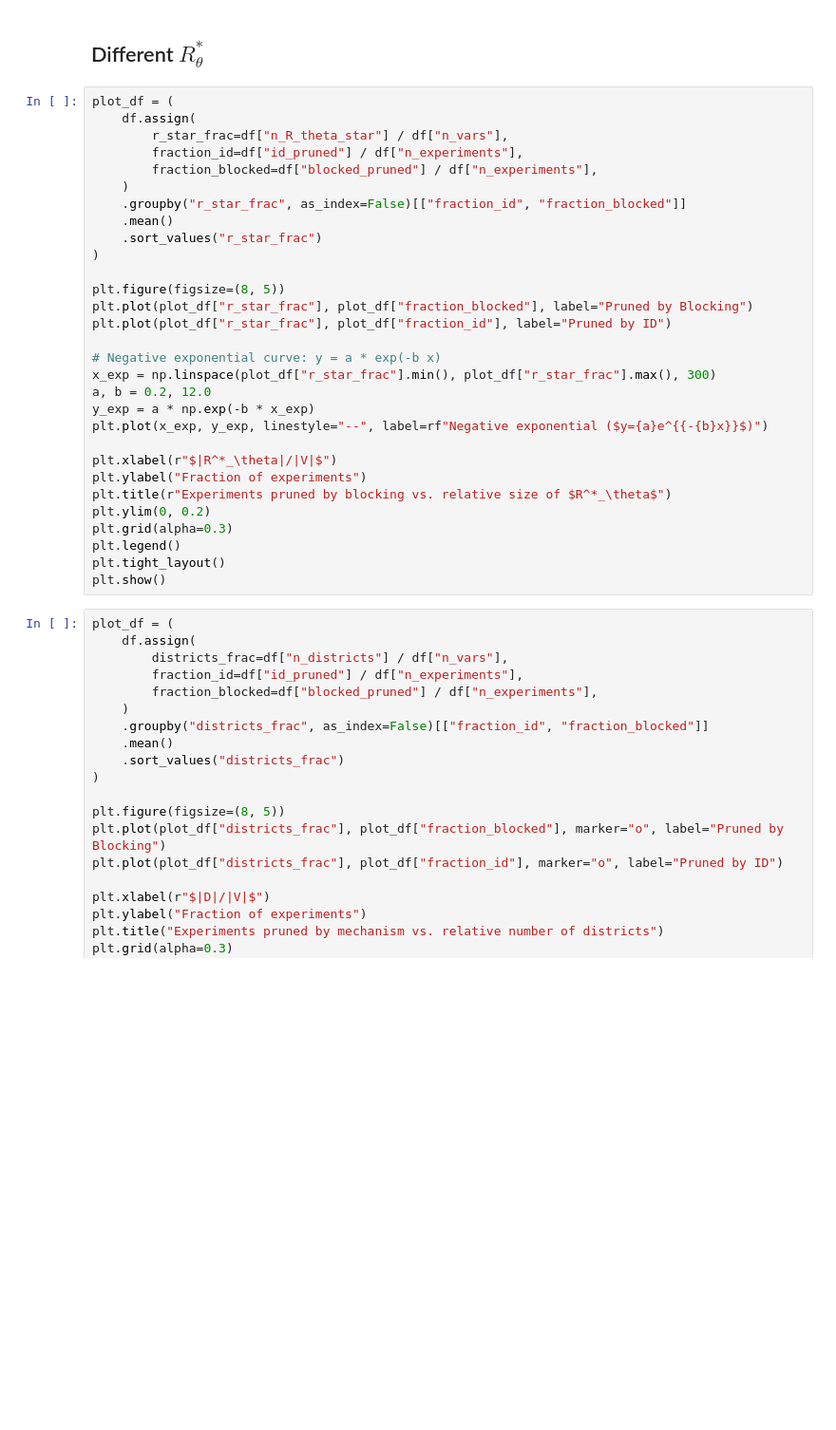
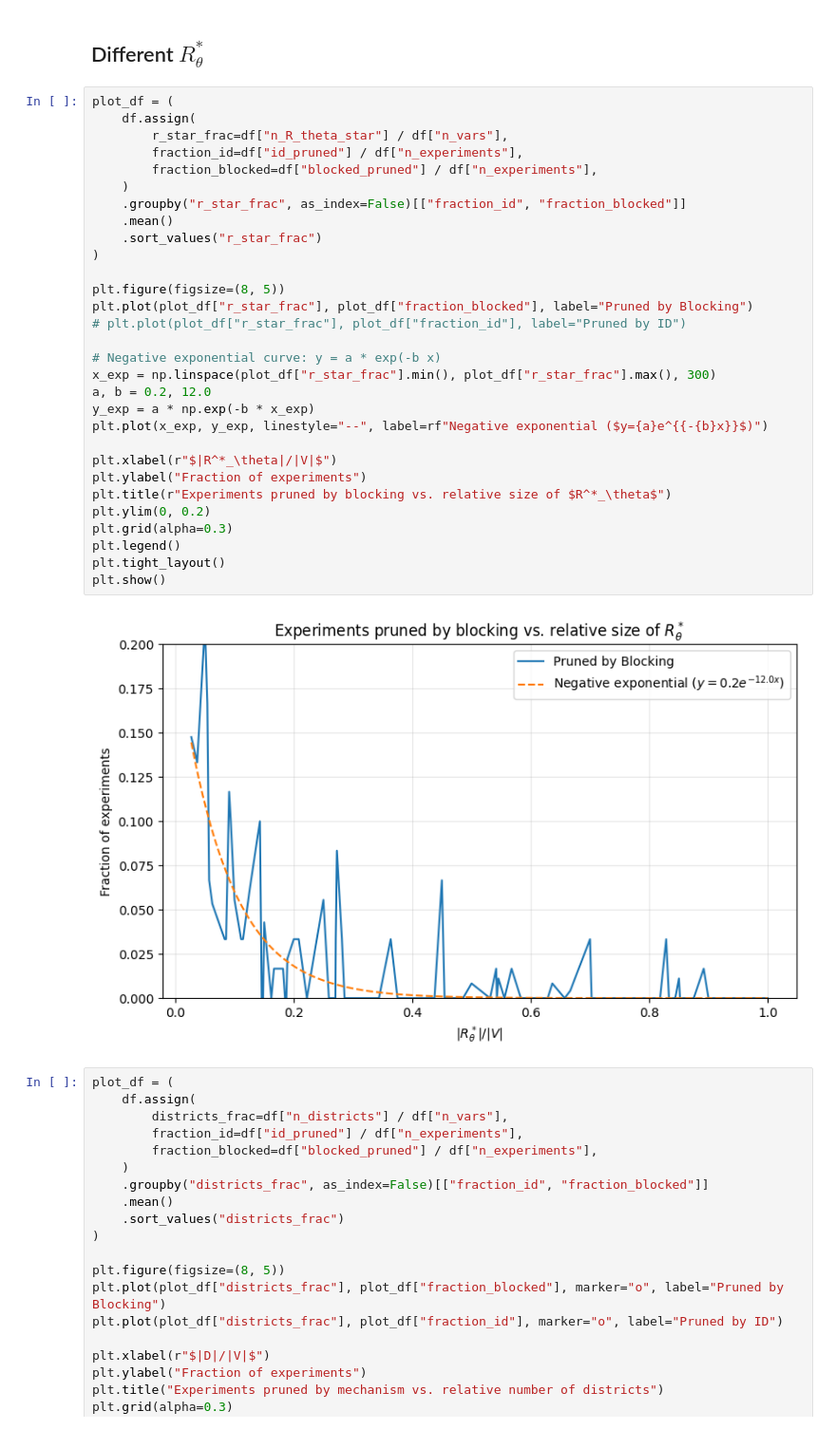
Before and after one commit to tmaringgele/optimal-experiments-for-partial-ID, a Jupyter notebook: evaluation.ipynb, the cells around one changed output. Shown at 95% size. Cells and saved outputs as stored; diff of their text form; blank space fills up the shorter version.

```diff
--- a/evaluation.ipynb
+++ b/evaluation.ipynb
@@ -233,33 +270,35 @@ plt.show()
 # %%
 plot_df = (
     df.assign(
         r_star_frac=df["n_R_theta_star"] / df["n_vars"],
         fraction_id=df["id_pruned"] / df["n_experiments"],
         fraction_blocked=df["blocked_pruned"] / df["n_experiments"],
     )
     .groupby("r_star_frac", as_index=False)[["fraction_id", "fraction_blocked"]]
     .mean()
     .sort_values("r_star_frac")
 )
 
 plt.figure(figsize=(8, 5))
 plt.plot(plot_df["r_star_frac"], plot_df["fraction_blocked"], label="Pruned by Blocking")
-plt.plot(plot_df["r_star_frac"], plot_df["fraction_id"], label="Pruned by ID")
+# plt.plot(plot_df["r_star_frac"], plot_df["fraction_id"], label="Pruned by ID")
 
 # Negative exponential curve: y = a * exp(-b x)
 x_exp = np.linspace(plot_df["r_star_frac"].min(), plot_df["r_star_frac"].max(), 300)
 a, b = 0.2, 12.0
 y_exp = a * np.exp(-b * x_exp)
 plt.plot(x_exp, y_exp, linestyle="--", label=rf"Negative exponential ($y={a}e^{{-{b}x}}$)")
 
 plt.xlabel(r"$|R^*_\theta|/|V|$")
 plt.ylabel("Fraction of experiments")
 plt.title(r"Experiments pruned by blocking vs. relative size of $R^*_\theta$")
 plt.ylim(0, 0.2)
 plt.grid(alpha=0.3)
 plt.legend()
 plt.tight_layout()
 plt.show()
+# %% [output]
+[figure, added]
 # %%
 plot_df = (
     df.assign(
```
Also changed, not shown: parts of 3 cells of this notebook, 17 other files.
